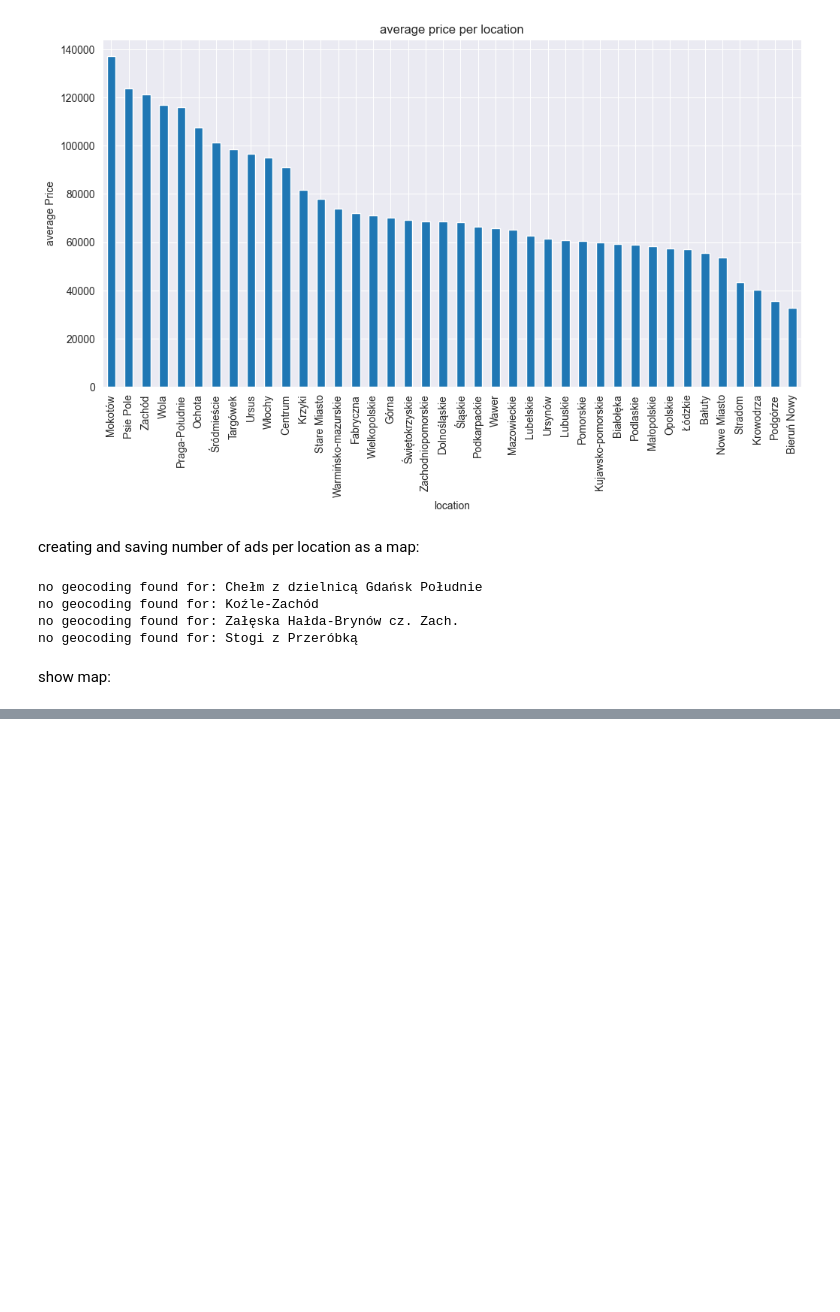
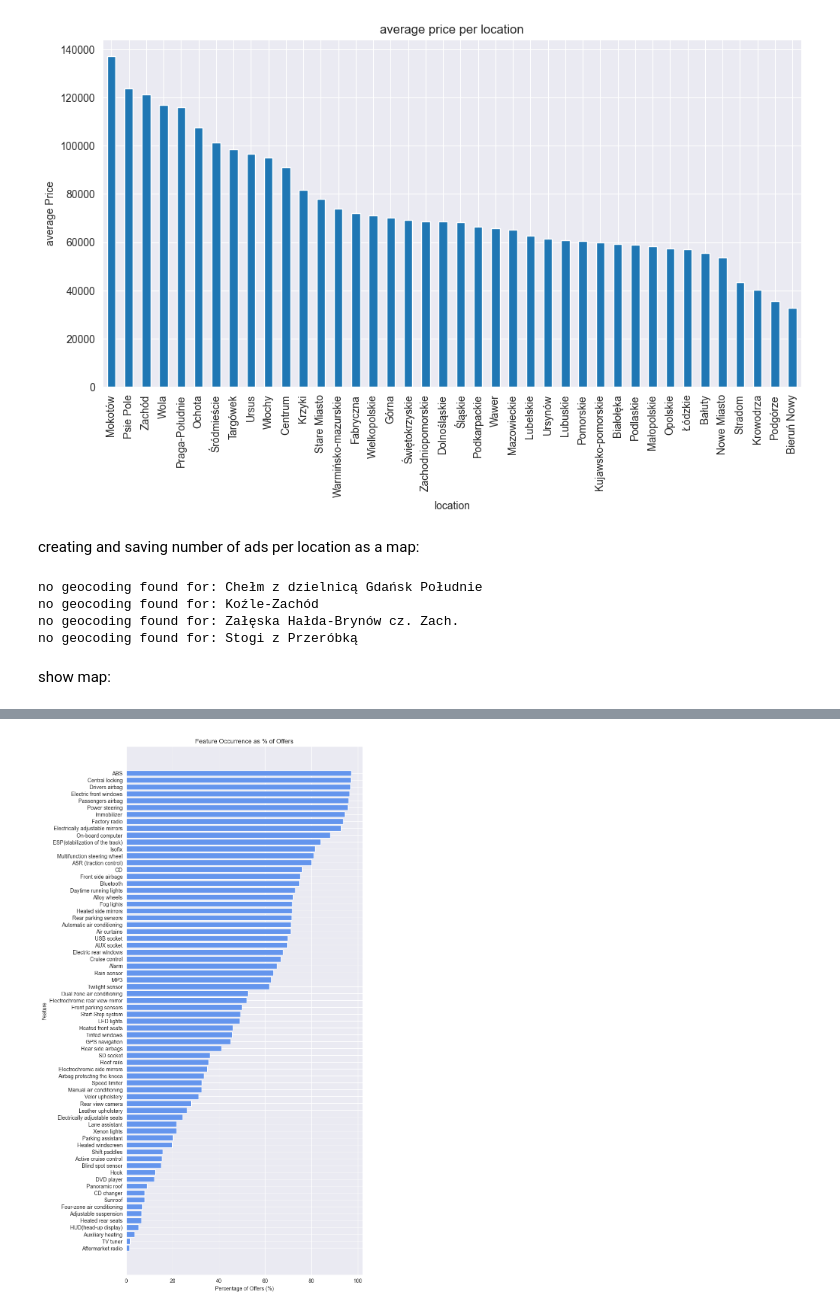
Before and after one commit to sowinskv/DSC_competition, a Jupyter notebook: notebooks/EDA.ipynb, the cells around one changed output, grey strips where cells are left out. Cells and saved outputs as stored; diff of their text form; code cells hidden in the pictures; blank space fills up the shorter version.

```diff
--- a/notebooks/EDA.ipynb
+++ b/notebooks/EDA.ipynb
@@ -311,0 +387,3 @@ m
+# %%
+equipment_df['Percentage'] = equipment_df['Count'] / len(df) * 100
+equipment_df
@@ -311,0 +404,12 @@ m
+# %%
+equipment_df = equipment_df.sort_values(by='Percentage', ascending=False)
+
+plt.figure(figsize=(8, 18))
+plt.barh(equipment_df['Feature'], equipment_df['Percentage'], color='cornflowerblue')
+plt.xlabel('Percentage of Offers (%)')
+plt.ylabel('Feature')
+plt.title('Feature Occurrence as % of Offers')
+plt.gca().invert_yaxis()  # Invert y-axis to show the most common on top
+plt.show()
+# %% [output]
+[figure, added]
```
Also changed, not shown: parts of 23 cells of this notebook.
